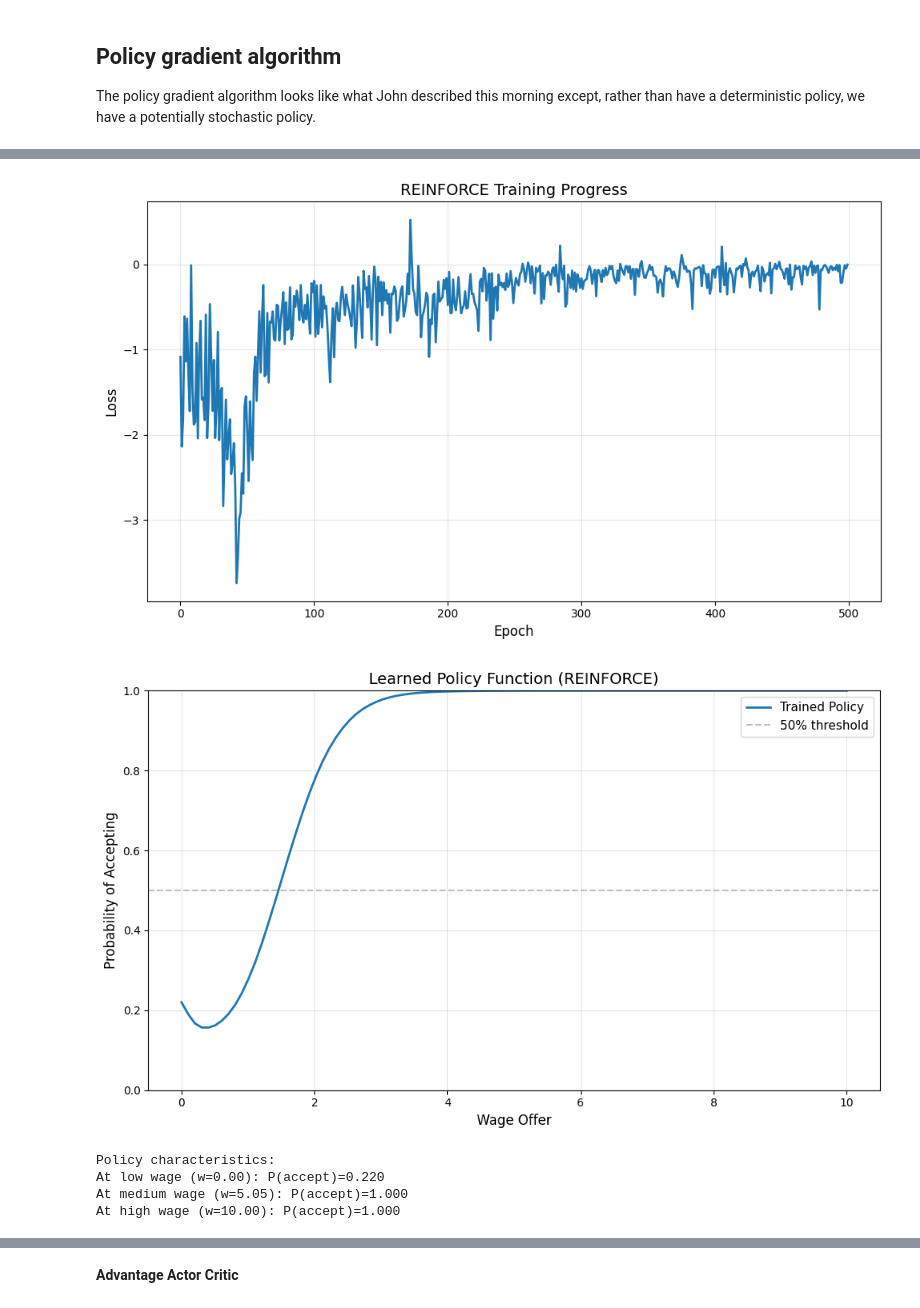
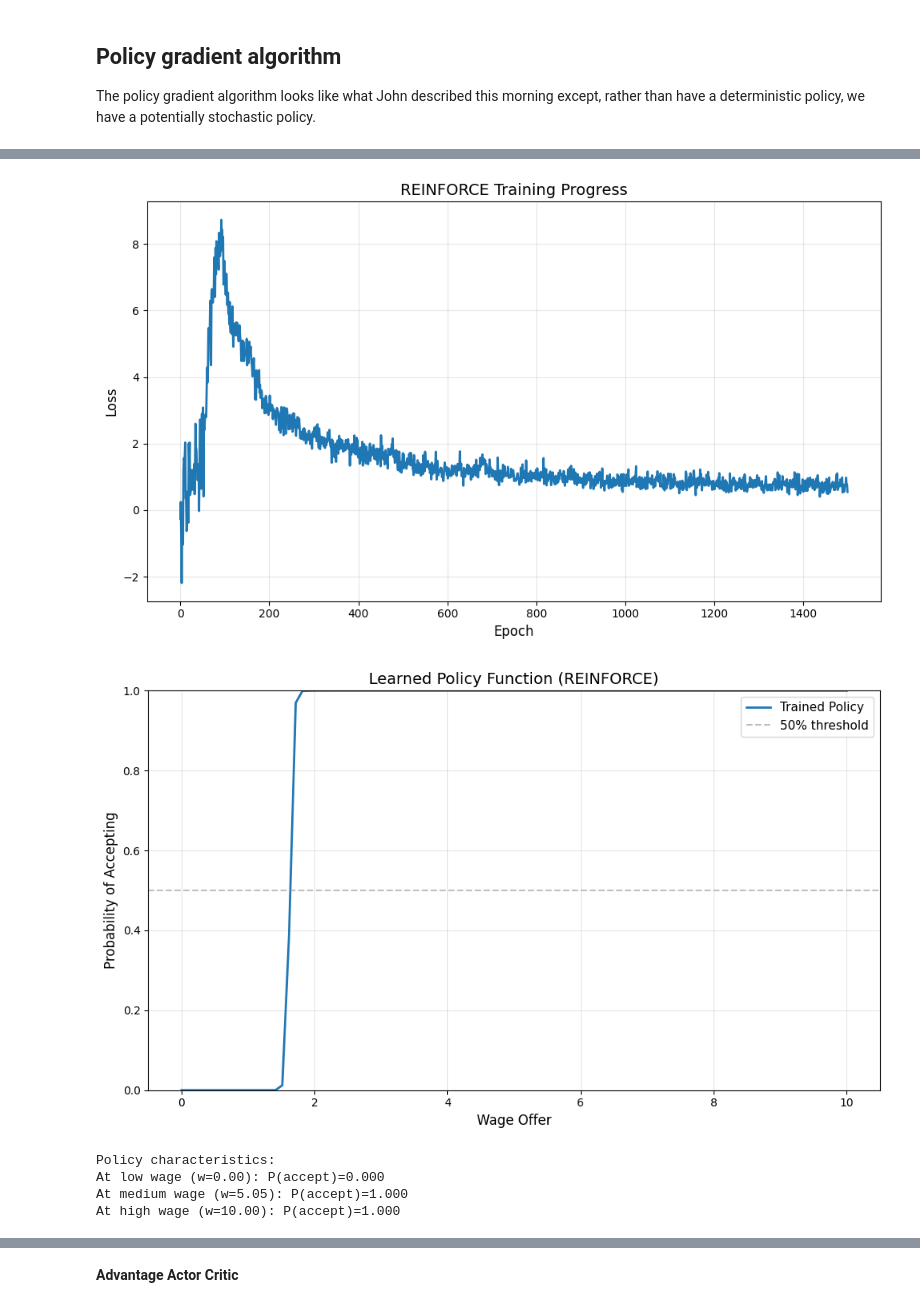
Before and after one commit to QuantEcon/imf_2025, a Jupyter notebook: thursday/afternoon/continuous_state_mccall.ipynb, the cells around one changed output, grey strips where cells are left out. Saved outputs shown, nothing was run; the diff lists cells and outputs as text; code cells hidden in the pictures.

Commit message:
Policy gradient works, AC maybe?

```diff
--- a/thursday/afternoon/continuous_state_mccall.ipynb
+++ b/thursday/afternoon/continuous_state_mccall.ipynb
@@ -20,3 +14,5 @@ Policy based methods are going to put the policy function front-and-center. We'r
+# %%
+key = jax.random.PRNGKey(20251204)
 # %% [markdown]
 ## Example model
 
@@ -167,3 +203,22 @@ Network architecture: (1, 32, 32, 2)
+# %%
+class PGConfig:
+    """
+    Configuration for training the policy network.
+    """
+    seed = 20251204
+    epochs = 1500
+    episode_length = 50
+    num_episodes = 250
+    layer_sizes = (1, 16, 2)
+    init_lr = 0.05
+    min_lr = 0.0005
+    warmup_steps = 500
+    decay_steps = 250
+
+config_pg = PGConfig()
+key_pg = jax.random.PRNGKey(config_pg.seed)
+
+params_pg = initialize_network(key_pg, config_pg.layer_sizes, layer_initial_s={1: 0.0001})
 # %% [markdown]
 Here we plot the probabilities across the wages for the initial policy.
 # %%
@@ -398,7 +469,7 @@ plt.show()
 
 # Plot learned policy
 w_grid_trained = jnp.linspace(0.0, 10.0, 100)
-policy_vmap_trained = jax.vmap(lambda w: forward(params, w))
+policy_vmap_trained = jax.vmap(lambda w: forward_2d(params, w))
 probs_grid_trained = policy_vmap_trained(w_grid_trained)
 prob_accept_trained = probs_grid_trained[:, 1]
 
@@ -430,9 +493,9 @@ Training complete! Best loss: -3.7392
-[figure, old version]
+[figure, new version]
-[figure, old version]
+[figure, new version]
-Policy characteristics:
-At low wage (w=0.00): P(accept)=0.220
-At medium wage (w=5.05): P(accept)=1.000
-At high wage (w=10.00): P(accept)=1.000
+Policy characteristics:
+At low wage (w=0.00): P(accept)=0.000
+At medium wage (w=5.05): P(accept)=1.000
+At high wage (w=10.00): P(accept)=1.000
 # %% [markdown]
 ## Actor-critic algorithm
 
```
Also changed, not shown: parts of 20 cells of this notebook.
